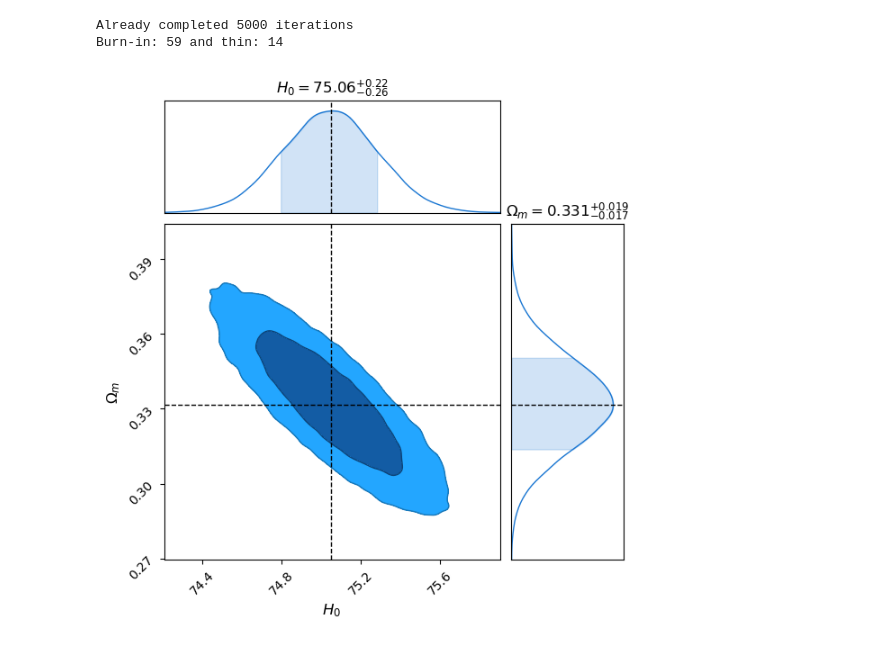
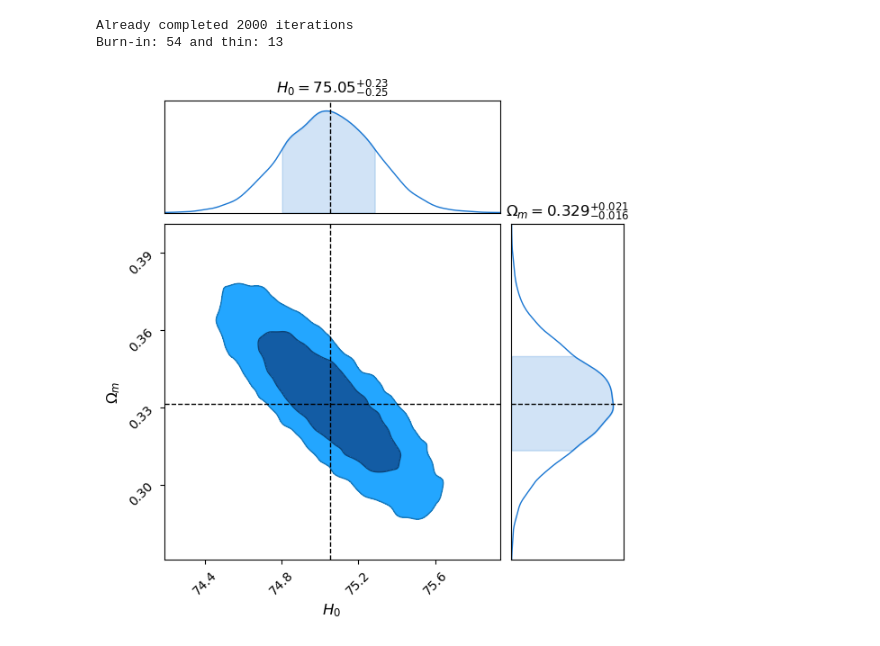
Before and after one commit to antolonappan/isotropy, a Jupyter notebook: Likelihood.ipynb, the cells around one changed output. Cells and saved outputs as stored; diff of their text form; code cells hidden in the pictures.

```diff
--- a/Likelihood.ipynb
+++ b/Likelihood.ipynb
@@ -11,8 +8,8 @@ os.makedirs(chaindir, exist_ok=True)
 # %%
-lcdm = Sampler('LCDM',['H0','Omega_m'],['Pantheon_plus'],[70,0.25],sampler_file='Chains/Pantheon_LCDM.h5',max_n=5000)
+lcdm = Sampler('LCDM',['H0','Omega_m'],['Pantheon_plus'],[70,0.25],sampler_file='Chains/PantheonPlus_LCDM.h5',max_n=2000)
 s = lcdm.sampler()
 lcdm.corner_plot()
 # %% [output]
-Already completed 5000 iterations
-Burn-in: 59 and thin: 14
+Already completed 2000 iterations
+Burn-in: 54 and thin: 13
-[figure, old version]
+[figure, new version]
```
Also changed, not shown: parts of 12 cells of this notebook, 2 other files.
